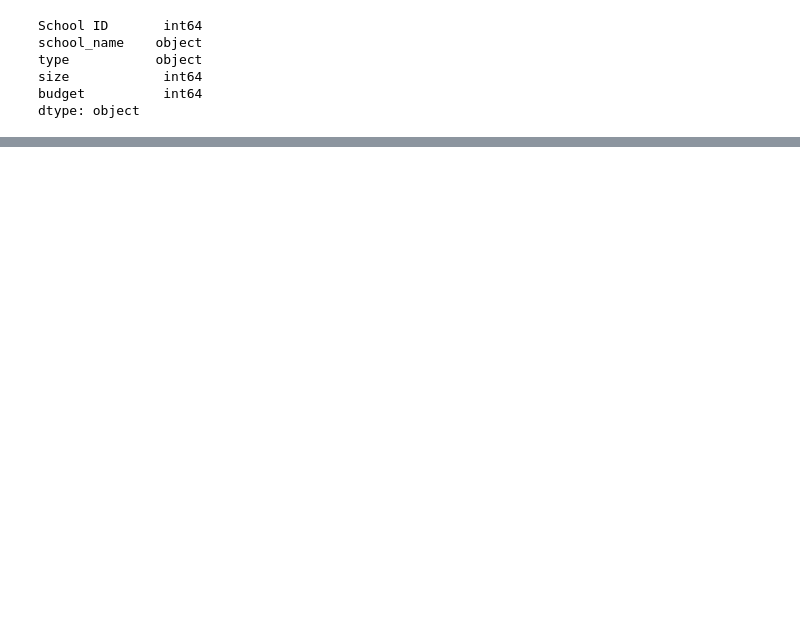
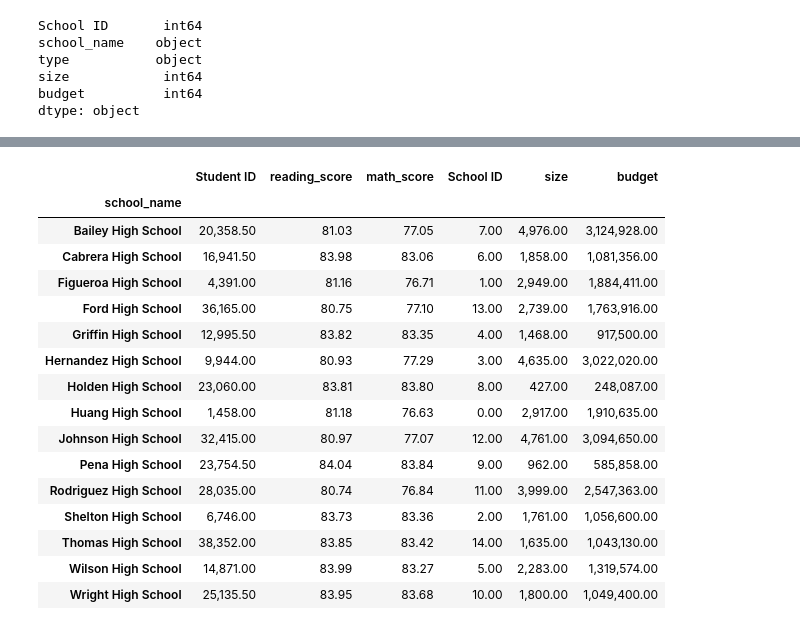
Before and after one commit to AOBletsee/School_District_Analysis, a Jupyter notebook: PyCitySchools.ipynb, the cells around one changed output, grey strips where cells are left out. Saved outputs shown, nothing was run; the diff lists cells and outputs as text; code cells hidden in the pictures; blank space fills up the shorter version.

```diff
--- a/PyCitySchools.ipynb
+++ b/PyCitySchools.ipynb
@@ -130,0 +138,4 @@ dtype: object
+# %%
+# Combine the data into a single dataset.
+school_data_complete_df = pd.merge(student_data_df, school_data_df, on=["school_name", "school_name"])
+school_data_complete_df.head()
@@ -130,0 +534,22 @@ dtype: object
+# %%
+# Calculate the average math scores.
+per_school_averages = school_data_complete_df.groupby(["school_name"]).mean()
+per_school_averages
+# %% [output]
+|  | Student ID | reading_score | math_score | School ID | size | budget |
+| school_name |  |  |  |  |  |  |
+| Bailey High School | 20,358.50 | 81.03 | 77.05 | 7.00 | 4,976.00 | 3,124,928.00 |
+| Cabrera High School | 16,941.50 | 83.98 | 83.06 | 6.00 | 1,858.00 | 1,081,356.00 |
+| Figueroa High School | 4,391.00 | 81.16 | 76.71 | 1.00 | 2,949.00 | 1,884,411.00 |
+| Ford High School | 36,165.00 | 80.75 | 77.10 | 13.00 | 2,739.00 | 1,763,916.00 |
+| Griffin High School | 12,995.50 | 83.82 | 83.35 | 4.00 | 1,468.00 | 917,500.00 |
+| Hernandez High School | 9,944.00 | 80.93 | 77.29 | 3.00 | 4,635.00 | 3,022,020.00 |
+| Holden High School | 23,060.00 | 83.81 | 83.80 | 8.00 | 427.00 | 248,087.00 |
+| Huang High School | 1,458.00 | 81.18 | 76.63 | 0.00 | 2,917.00 | 1,910,635.00 |
+| Johnson High School | 32,415.00 | 80.97 | 77.07 | 12.00 | 4,761.00 | 3,094,650.00 |
+| Pena High School | 23,754.50 | 84.04 | 83.84 | 9.00 | 962.00 | 585,858.00 |
+| Rodriguez High School | 28,035.00 | 80.74 | 76.84 | 11.00 | 3,999.00 | 2,547,363.00 |
+| Shelton High School | 6,746.00 | 83.73 | 83.36 | 2.00 | 1,761.00 | 1,056,600.00 |
+| Thomas High School | 38,352.00 | 83.85 | 83.42 | 14.00 | 1,635.00 | 1,043,130.00 |
+| Wilson High School | 14,871.00 | 83.99 | 83.27 | 5.00 | 2,283.00 | 1,319,574.00 |
+| Wright High School | 25,135.50 | 83.95 | 83.68 | 10.00 | 1,800.00 | 1,049,400.00 |
```
Also changed, not shown: parts of 94 cells of this notebook, 3 other files.
